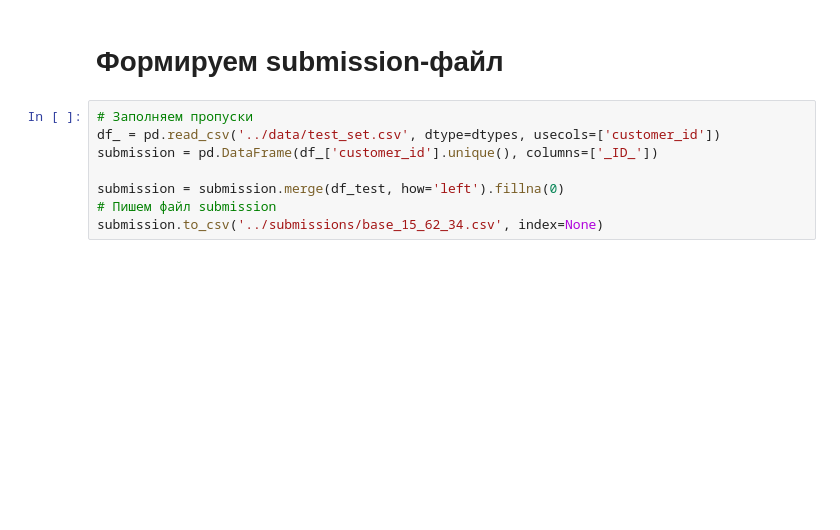
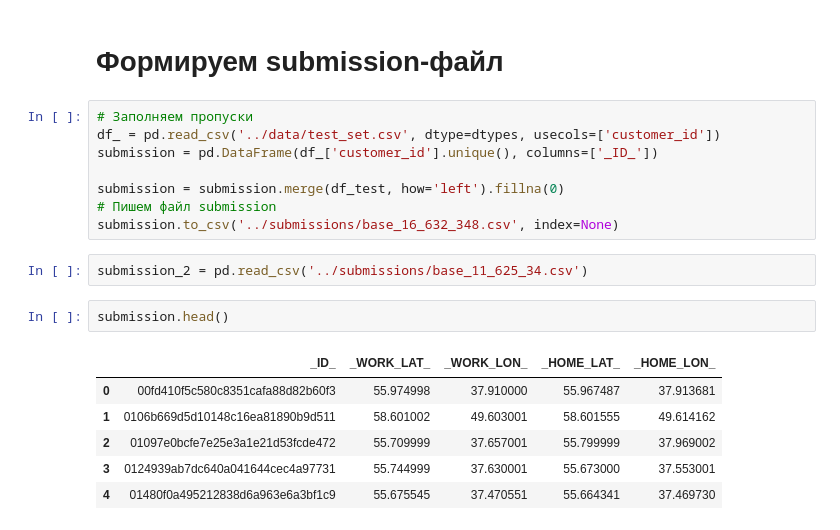
Before and after one commit to vasyarv/raif, a Jupyter notebook: notebooks/best_2.ipynb, the cells around one changed output. Cells and saved outputs as stored; diff of their text form; blank space fills up the shorter version.

```diff
--- a/notebooks/best_2.ipynb
+++ b/notebooks/best_2.ipynb
@@ -996,4 +1125,15 @@ submission = pd.DataFrame(df_['customer_id'].unique(), columns=['_ID_'])
 
 submission = submission.merge(df_test, how='left').fillna(0)
 # Пишем файл submission
-submission.to_csv('../submissions/base_15_62_34.csv', index=None)
+submission.to_csv('../submissions/base_16_632_348.csv', index=None)
+# %%
+submission_2 = pd.read_csv('../submissions/base_11_625_34.csv')
+# %%
+submission.head()
+# %% [output]
+|  | _ID_ | _WORK_LAT_ | _WORK_LON_ | _HOME_LAT_ | _HOME_LON_ |
+| 0 | 00fd410f5c580c8351cafa88d82b60f3 | 55.974998 | 37.910000 | 55.967487 | 37.913681 |
+| 1 | 0106b669d5d10148c16ea81890b9d511 | 58.601002 | 49.603001 | 58.601555 | 49.614162 |
+| 2 | 01097e0bcfe7e25e3a1e21d53fcde472 | 55.709999 | 37.657001 | 55.799999 | 37.969002 |
+| 3 | 0124939ab7dc640a041644cec4a97731 | 55.744999 | 37.630001 | 55.673000 | 37.553001 |
+| 4 | 01480f0a495212838d6a963e6a3bf1c9 | 55.675545 | 37.470551 | 55.664341 | 37.469730 |
```
Also changed, not shown: parts of 25 cells of this notebook.
